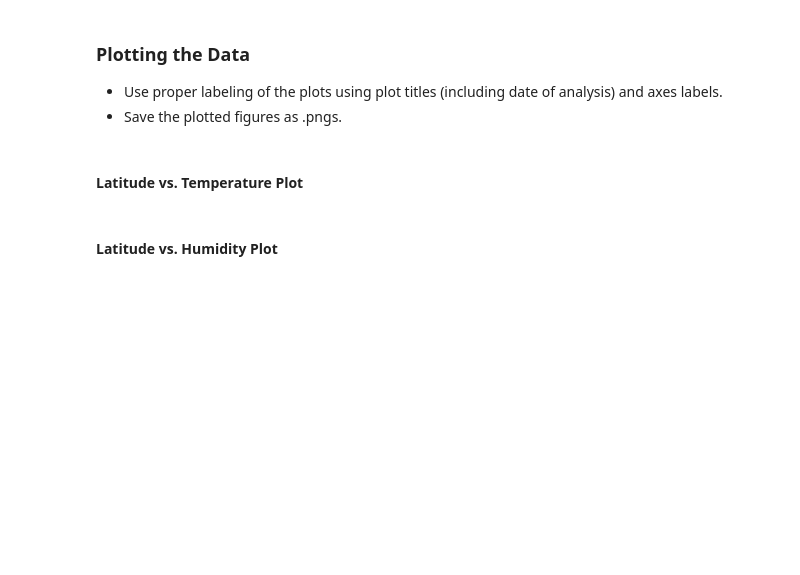
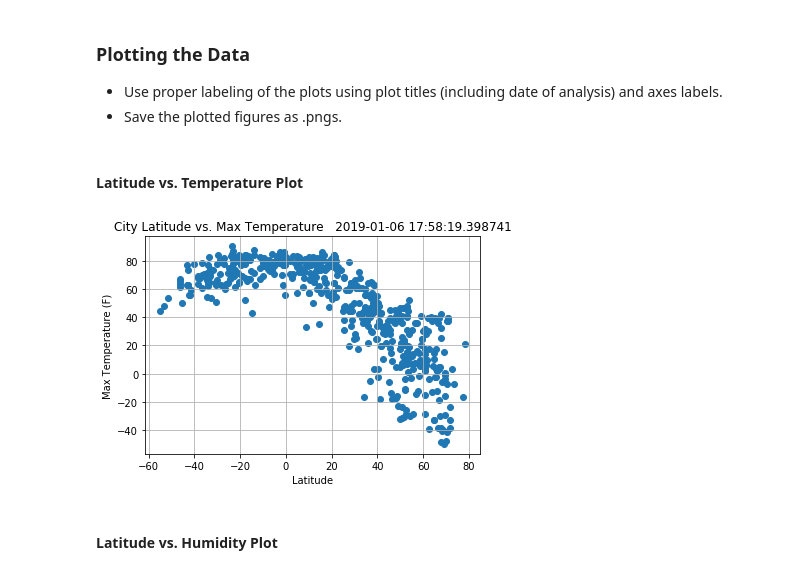
Before and after one commit to Lmarier00/Python-APIs, a Jupyter notebook: Instructions/starter_code/WeatherPy.ipynb, the cells around one changed output. Saved outputs shown, nothing was run; the diff lists cells and outputs as text; code cells hidden in the pictures; blank space fills up the shorter version.

```diff
--- a/Instructions/starter_code/WeatherPy.ipynb
+++ b/Instructions/starter_code/WeatherPy.ipynb
@@ -38,6 +47,6 @@ url = "http://api.openweathermap.org/data/2.5/weather?"
 # %%
 # Build partial query URL
-query_url = f"{url}&units={units}appid={api_key}&q="
+query_url = f"{url}appid={api_key}&units={units}&q="
 # %% [markdown]
 ## Generate Cities List
 # %%
@@ -93,6 +136,8 @@ SyntaxError: invalid syntax (<ipython-input-7-9fbb40de6435>, line 10)
 * Export the city data into a .csv.
 * Display the DataFrame
 # %%
-# Create dataframe with additional columns (Humidity, Cloudiness, etc)
-city_data_pd = pd.DataFrame(city_data)
-city_data_pd.sample(5)
+# Create city_data_pd dataframe with additional columns (Humidity, Cloudiness, etc)
+city_data_pd = {"city": city_name, "Cloudiness": cloudiness, "Country": country, "lat": lat, "Humidity": humidity,
+                "Lat": lat, "Lng": lon, "Max Temp": max_temp, "Wind Speed": wind_speed}
+city_data_pd = pd.DataFrame(city_data_pd)
+city_data_pd.dropna()
@@ -99,8 +163,3 @@ city_data_pd.sample(5)
-# %%
-# Clean up column headers and delete rows with missing data
-city_data_pd.columns = ['City', 'Cloudiness', 'Country', 'Date', 'Humidity', 'Lat', 'Lng', 'Max Temp', 'Wind Speed']
-city_data_pd.dropna(axis = 0, how = 'any', inplace = True)
-city_data_pd.index = pd.RangeIndex(len(city_data_pd.index))
 # %% [markdown]
 ### Plotting the Data
 * Use proper labeling of the plots using plot titles (including date of analysis) and axes labels.
@@ -110,17 +169,24 @@ city_data_pd.index = pd.RangeIndex(len(city_data_pd.index))
 # %%
 #Plot City Latitude vs. Max Temperature
 
-x-axis = city_data_pd(["Lat"])
-y-axis = city_data_pd(["Max Temp"])
+# Will get current date and time data was collected
+now = datetime.datetime.now()
 
 # Add Title and labels for X and Y axis
-plt.title("City Latitude vs. Max Tempeerature (08/22/18)")
+plt.title("City Latitude vs. Max Temperature " + "  " + str(now))
 plt.xlabel("Latitude")
 plt.ylabel("Max Temperature (F)")
 plt.grid(True)
 
 #Plot City Latitude vs. Max Temperature
-plt.scatter(x_axis, y-axis, marker="o", facecolors="red", edgecolors="black",
-            s=x_axis, alpha=0.75)
+plt.scatter(city_data_pd["lat"], city_data_pd["Max Temp"], marker="o")
+
+# Save the figure
+plt.savefig("LatMaxTempInWorldCities.png")
+
+# Show plot
+plt.show()
+# %% [output]
+[figure, added]
 # %% [markdown]
 #### Latitude vs. Humidity Plot
```
Also changed, not shown: parts of 10 cells of this notebook, 6 other files.
